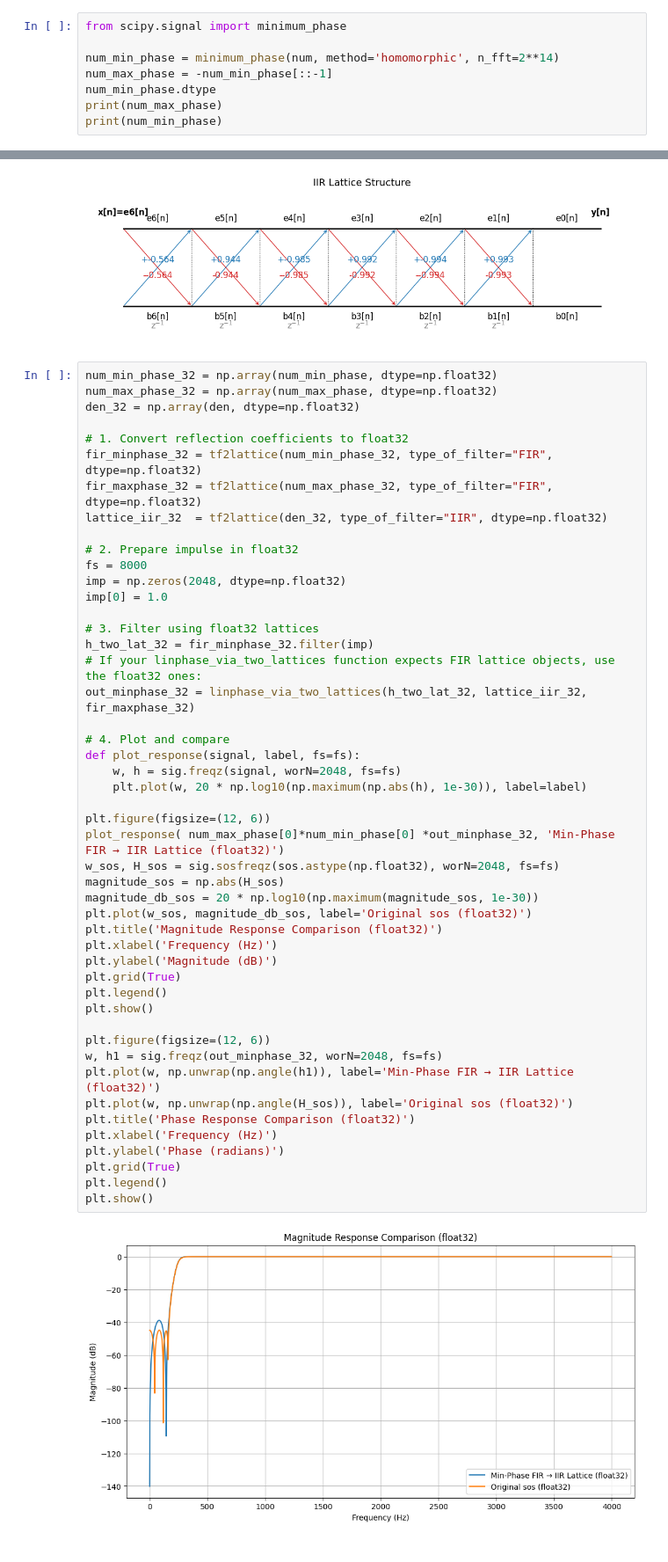
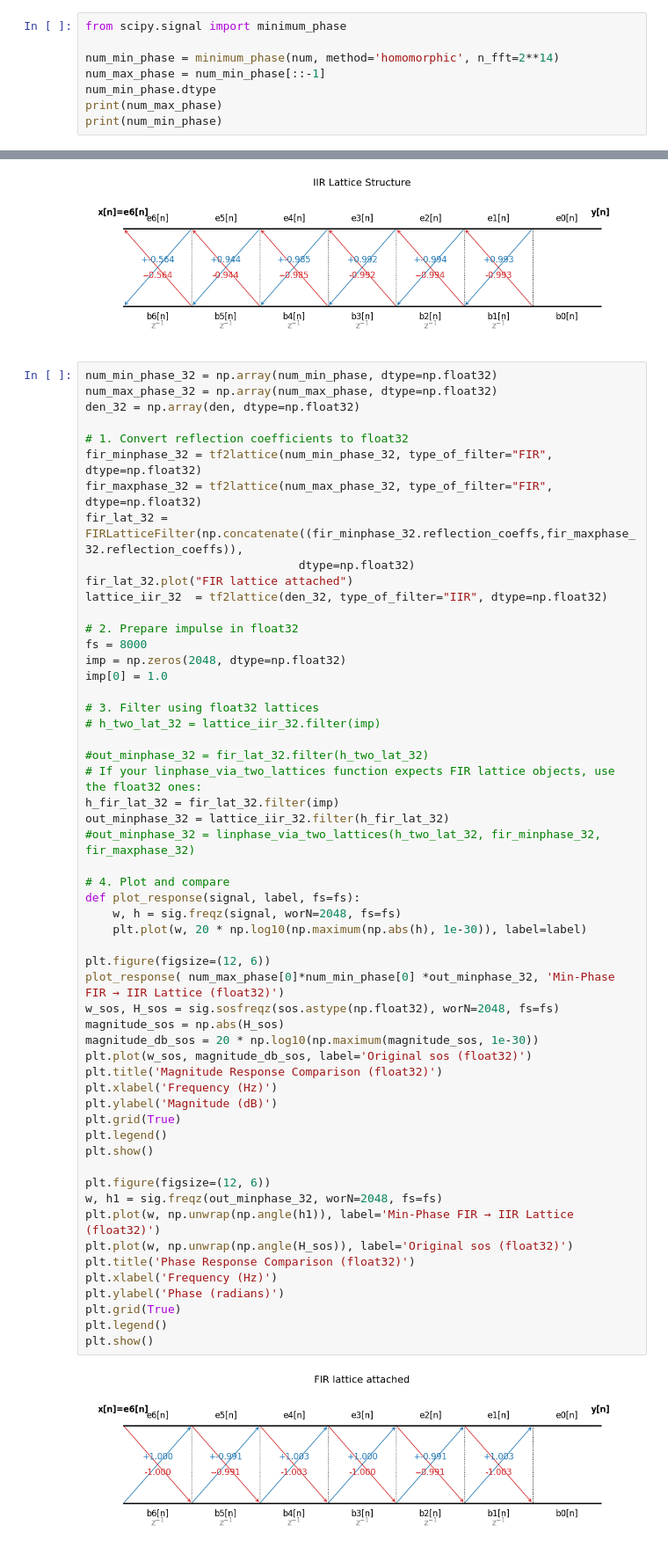
Before and after one commit to baset-veisi/filter_lattice, a Jupyter notebook: notebooks/biquad_example.ipynb, the cells around one changed output, grey strips where cells are left out. Shown: that part at 88% size. Drawn from its saved outputs; the diff is of its cells as text.

```diff
--- a/notebooks/biquad_example.ipynb
+++ b/notebooks/biquad_example.ipynb
@@ -150,7 +150,7 @@ and the other is to add a small coeff at the beginning of the fir.
 from scipy.signal import minimum_phase
 
 num_min_phase = minimum_phase(num, method='homomorphic', n_fft=2**14)
-num_max_phase = -num_min_phase[::-1]
+num_max_phase = num_min_phase[::-1]
 num_min_phase.dtype
 print(num_max_phase)
 print(num_min_phase)
@@ -230,6 +230,9 @@ den_32 = np.array(den, dtype=np.float32)
 # 1. Convert reflection coefficients to float32
 fir_minphase_32 = tf2lattice(num_min_phase_32, type_of_filter="FIR", dtype=np.float32)
 fir_maxphase_32 = tf2lattice(num_max_phase_32, type_of_filter="FIR", dtype=np.float32)
+fir_lat_32 =  FIRLatticeFilter(np.concatenate((fir_minphase_32.reflection_coeffs,fir_maxphase_32.reflection_coeffs)),
+                               dtype=np.float32)
+fir_lat_32.plot("FIR lattice attached")
 lattice_iir_32  = tf2lattice(den_32, type_of_filter="IIR", dtype=np.float32)
 
 # 2. Prepare impulse in float32
@@ -238,37 +241,41 @@ imp = np.zeros(2048, dtype=np.float32)
 imp[0] = 1.0
 
 # 3. Filter using float32 lattices
-h_two_lat_32 = fir_minphase_32.filter(imp)
+# h_two_lat_32 = lattice_iir_32.filter(imp)
+
+#out_minphase_32 = fir_lat_32.filter(h_two_lat_32)
 # If your linphase_via_two_lattices function expects FIR lattice objects, use the float32 ones:
-out_minphase_32 = linphase_via_two_lattices(h_two_lat_32, lattice_iir_32, fir_maxphase_32)
+h_fir_lat_32 = fir_lat_32.filter(imp)
+out_minphase_32 = lattice_iir_32.filter(h_fir_lat_32)
+#out_minphase_32 = linphase_via_two_lattices(h_two_lat_32, fir_minphase_32, fir_maxphase_32)
 
 # 4. Plot and compare
 def plot_response(signal, label, fs=fs):
     w, h = sig.freqz(signal, worN=2048, fs=fs)
     plt.plot(w, 20 * np.log10(np.maximum(np.abs(h), 1e-30)), label=label)
 
 plt.figure(figsize=(12, 6))
 plot_response( num_max_phase[0]*num_min_phase[0] *out_minphase_32, 'Min-Phase FIR → IIR Lattice (float32)')
 w_sos, H_sos = sig.sosfreqz(sos.astype(np.float32), worN=2048, fs=fs)
 magnitude_sos = np.abs(H_sos)
 magnitude_db_sos = 20 * np.log10(np.maximum(magnitude_sos, 1e-30))
 plt.plot(w_sos, magnitude_db_sos, label='Original sos (float32)')
 plt.title('Magnitude Response Comparison (float32)')
 plt.xlabel('Frequency (Hz)')
 plt.ylabel('Magnitude (dB)')
 plt.grid(True)
 plt.legend()
 plt.show()
 
 plt.figure(figsize=(12, 6))
 w, h1 = sig.freqz(out_minphase_32, worN=2048, fs=fs)
 plt.plot(w, np.unwrap(np.angle(h1)), label='Min-Phase FIR → IIR Lattice (float32)')
 plt.plot(w, np.unwrap(np.angle(H_sos)), label='Original sos (float32)')
 plt.title('Phase Response Comparison (float32)')
 plt.xlabel('Frequency (Hz)')
 plt.ylabel('Phase (radians)')
 plt.grid(True)
 plt.legend()
 plt.show()
 # %% [output]
-[figure, old version]
+[figure, new version]
```
Also changed, not shown: parts of 3 cells of this notebook, 3 other files.
